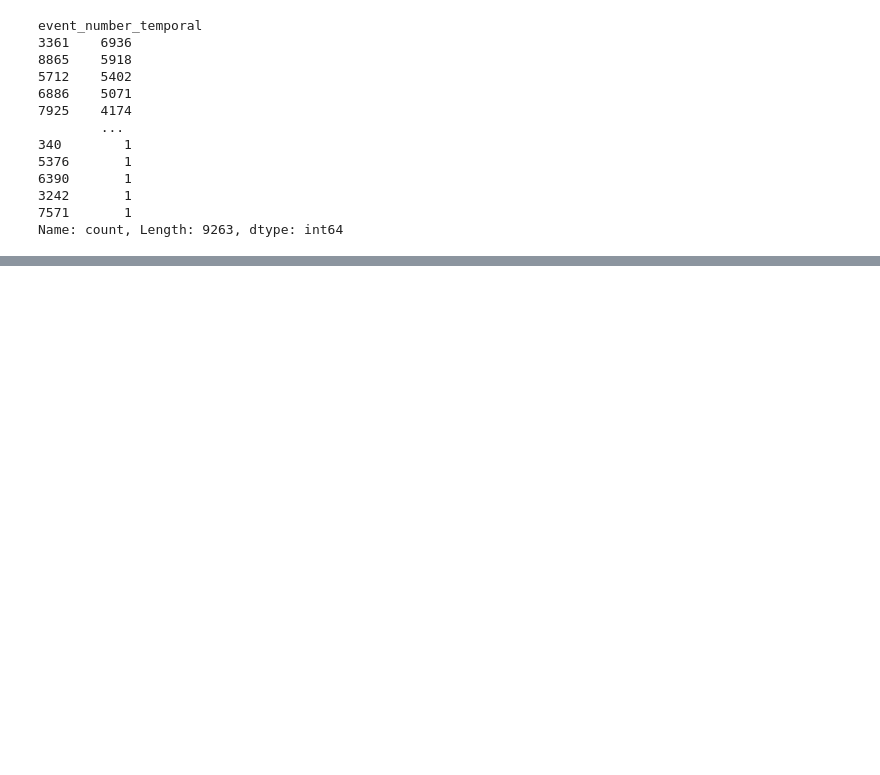
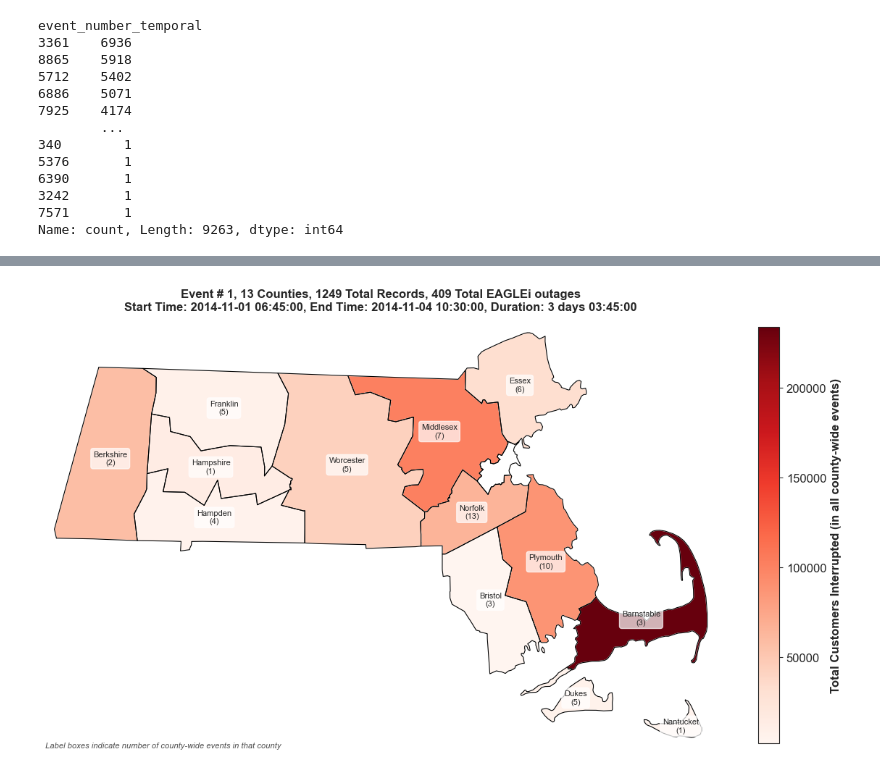
Before and after one commit to arslanleo/eagleiDataProcessor, a Jupyter notebook: eaglei_analysis.ipynb, the cells around one changed output, grey strips where cells are left out. Cells and saved outputs as stored; diff of their text form; code cells hidden in the pictures; blank space fills up the shorter version.

```diff
--- a/eaglei_analysis.ipynb
+++ b/eaglei_analysis.ipynb
@@ -320,0 +357,5 @@ Name: count, Length: 9263, dtype: int64
+# %%
+# We can view the same above plots for any of the spatiotemporal event found in the temporal event
+state_data.view_event_map_spatiotemporal(temporal_event_id=1, spatiotemporal_event_id=1)
+# %% [output]
+[figure, added]
```
Also changed, not shown: parts of 7 cells of this notebook, 1 other file.
